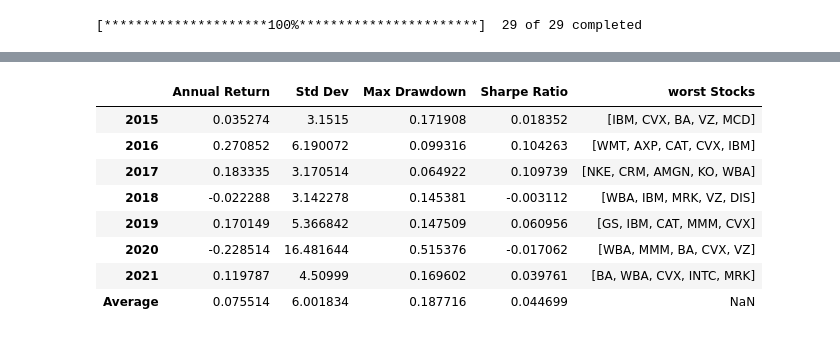
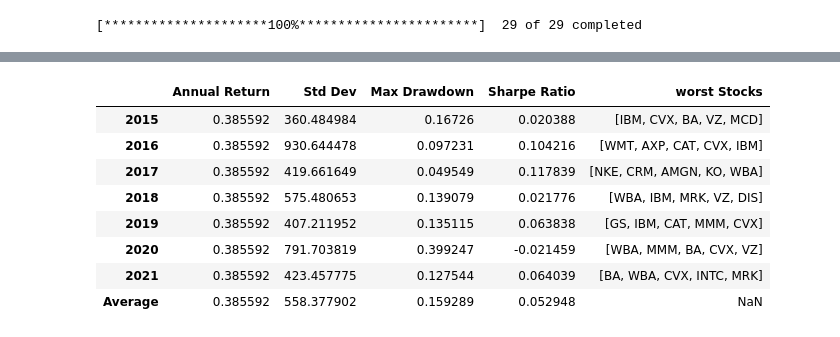
Before and after one commit to emre-bl/portfolio-comparison-computational_finance, a Jupyter notebook: portfolio_comparison.ipynb, the cells around one changed output, grey strips where cells are left out. Drawn from its saved outputs; the diff is of its cells as text; code cells hidden in the pictures.

```diff
--- a/portfolio_comparison.ipynb
+++ b/portfolio_comparison.ipynb
@@ -15,6 +18,8 @@ dow30 = dow30['Adj Close']
 dow30.index = pd.to_datetime(dow30.index)
 # %%
 import numpy as np
+# %%
+portfolio_money = 10000
 # %%
 def calculate_max_drawdown(portfolio_values):
     max_drawdown = 0
@@ -357,16 +366,16 @@ for i in range(2015, 2022):
         end_date = pd.to_datetime(end_date) + pd.DateOffset(days=-1)
         end_date = end_date.strftime('%Y-%m-%d')
 
-    temp_data = data.loc[start_date:end_date, worst_stocks]
-    temp_data['Portfolio'] = temp_data.sum(axis=1) / 3
-    portfolio_values = temp_data['Portfolio'].values
+    temp_data = data.loc[start_date:end_date]
 
-    dataframe_5.loc[str(i), 'Annual Return'] = (temp_data['Portfolio'][-1] - temp_data['Portfolio'][0]) / temp_data['Portfolio'][0]
-    dataframe_5.loc[str(i), 'Std Dev'] = temp_data['Portfolio'].std()
+    portfolio_values = calculate_portfolio_values_over_time(temp_data, worst_stocks)
+
+    dataframe_5.loc[str(i), 'Annual Return'] = (portfolio[-1] - portfolio[0]) / portfolio[0]
+    dataframe_5.loc[str(i), 'Std Dev'] = np.std(portfolio_values)
     dataframe_5.loc[str(i), 'Max Drawdown'] = calculate_max_drawdown(portfolio_values)
     dataframe_5.loc[str(i), 'Sharpe Ratio'] = calculate_sharpe_ratio(portfolio_values)
+    dataframe_5.loc[str(i), 'worst Stocks'] = worst_stocks
 
-    dataframe_5.loc[str(i), 'worst Stocks'] = worst_stocks
 
 dataframe_5.loc['Average', 'Annual Return'] = dataframe_5['Annual Return'].mean()
 dataframe_5.loc['Average', 'Std Dev'] = dataframe_5['Std Dev'].mean()
@@ -391,12 +400,6 @@ dataframe_5
 Bir önceki sene en iyi getiri sağlayan 5 hisseyi alın. Sene boyunca bu 5 hisseyi tutun.
 """
 
-
-#4
-
-"""
-Bir önceki sene en iyi getiri sağlayan 3 hisseyi alın. Sene boyunca bu 3 hisseyi tutun.
-"""
 
 data = dow30.copy()
 
@@ -472,16 +475,17 @@ for i in range(2015, 2022):
         end_date = pd.to_datetime(end_date) + pd.DateOffset(days=-1)
         end_date = end_date.strftime('%Y-%m-%d')
 
-    temp_data = data.loc[start_date:end_date, best_stocks]
-    temp_data['Portfolio'] = temp_data.sum(axis=1) / 5
-    portfolio_values = temp_data['Portfolio'].values
+    temp_data = data.loc[start_date:end_date]
 
-    dataframe_6.loc[str(i), 'Annual Return'] = (temp_data['Portfolio'][-1] - temp_data['Portfolio'][0]) / temp_data['Portfolio'][0]
-    dataframe_6.loc[str(i), 'Std Dev'] = temp_data['Portfolio'].std()
+    portfolio_values = calculate_portfolio_values_over_time(temp_data, best_stocks)
+
+    dataframe_6.loc[str(i), 'Annual Return'] = (portfolio[-1] - portfolio[0]) / portfolio[0]
+    dataframe_6.loc[str(i), 'Std Dev'] = np.std(portfolio_values)
     dataframe_6.loc[str(i), 'Max Drawdown'] = calculate_max_drawdown(portfolio_values)
     dataframe_6.loc[str(i), 'Sharpe Ratio'] = calculate_sharpe_ratio(portfolio_values)
+    dataframe_6.loc[str(i), 'Best Stocks'] = best_stocks
 
-    dataframe_6.loc[str(i), 'Best Stocks'] = best_stocks
+
 
 dataframe_6.loc['Average', 'Annual Return'] = dataframe_6['Annual Return'].mean()
 dataframe_6.loc['Average', 'Std Dev'] = dataframe_6['Std Dev'].mean()
@@ -569,43 +573,42 @@ for i in range(2015, 2022):
 
 
 
     worst_stocks = [worst_stock_1, worst_stock_2, worst_stock_3, worst_stock_4, worst_stock_5]
 
     start_date = str(i) + '-01-01'
     end_date = str(i) + '-12-31'
 
     while start_date not in data.index:
         start_date = pd.to_datetime(start_date) + pd.DateOffset(days=1)
         start_date = start_date.strftime('%Y-%m-%d')
 
     while end_date not in data.index:
         end_date = pd.to_datetime(end_date) + pd.DateOffset(days=-1)
         end_date = end_date.strftime('%Y-%m-%d')
 
     temp_data = data.loc[start_date:end_date, worst_stocks]
-    temp_data['Portfolio'] = temp_data.sum(axis=1) / 5
-    portfolio_values = temp_data['Portfolio'].values
 
-    dataframe_7.loc[str(i), 'Annual Return'] = (temp_data['Portfolio'][-1] - temp_data['Portfolio'][0]) / temp_data['Portfolio'][0]
-    dataframe_7.loc[str(i), 'Std Dev'] = temp_data['Portfolio'].std()
+    portfolio_values = calculate_portfolio_values_over_time(temp_data, worst_stocks)
+
+    dataframe_7.loc[str(i), 'Annual Return'] = (portfolio[-1] - portfolio[0]) / portfolio[0]
+    dataframe_7.loc[str(i), 'Std Dev'] = np.std(portfolio_values)
     dataframe_7.loc[str(i), 'Max Drawdown'] = calculate_max_drawdown(portfolio_values)
     dataframe_7.loc[str(i), 'Sharpe Ratio'] = calculate_sharpe_ratio(portfolio_values)
-
     dataframe_7.loc[str(i), 'worst Stocks'] = worst_stocks
 
 dataframe_7.loc['Average', 'Annual Return'] = dataframe_7['Annual Return'].mean()
 dataframe_7.loc['Average', 'Std Dev'] = dataframe_7['Std Dev'].mean()
 dataframe_7.loc['Average', 'Max Drawdown'] = dataframe_7['Max Drawdown'].mean()
 dataframe_7.loc['Average', 'Sharpe Ratio'] = dataframe_7['Sharpe Ratio'].mean()
 
 dataframe_7
 # %% [output]
 |  | Annual Return | Std Dev | Max Drawdown | Sharpe Ratio | worst Stocks |
-| 2015 | 0.035274 | 3.1515 | 0.171908 | 0.018352 | [IBM, CVX, BA, VZ, MCD] |
-| 2016 | 0.270852 | 6.190072 | 0.099316 | 0.104263 | [WMT, AXP, CAT, CVX, IBM] |
-| 2017 | 0.183335 | 3.170514 | 0.064922 | 0.109739 | [NKE, CRM, AMGN, KO, WBA] |
-| 2018 | -0.022288 | 3.142278 | 0.145381 | -0.003112 | [WBA, IBM, MRK, VZ, DIS] |
-| 2019 | 0.170149 | 5.366842 | 0.147509 | 0.060956 | [GS, IBM, CAT, MMM, CVX] |
-| 2020 | -0.228514 | 16.481644 | 0.515376 | -0.017062 | [WBA, MMM, BA, CVX, VZ] |
-| 2021 | 0.119787 | 4.50999 | 0.169602 | 0.039761 | [BA, WBA, CVX, INTC, MRK] |
-| Average | 0.075514 | 6.001834 | 0.187716 | 0.044699 | NaN |
+| 2015 | 0.385592 | 360.484984 | 0.16726 | 0.020388 | [IBM, CVX, BA, VZ, MCD] |
+| 2016 | 0.385592 | 930.644478 | 0.097231 | 0.104216 | [WMT, AXP, CAT, CVX, IBM] |
+| 2017 | 0.385592 | 419.661649 | 0.049549 | 0.117839 | [NKE, CRM, AMGN, KO, WBA] |
+| 2018 | 0.385592 | 575.480653 | 0.139079 | 0.021776 | [WBA, IBM, MRK, VZ, DIS] |
+| 2019 | 0.385592 | 407.211952 | 0.135115 | 0.063838 | [GS, IBM, CAT, MMM, CVX] |
+| 2020 | 0.385592 | 791.703819 | 0.399247 | -0.021459 | [WBA, MMM, BA, CVX, VZ] |
+| 2021 | 0.385592 | 423.457775 | 0.127544 | 0.064039 | [BA, WBA, CVX, INTC, MRK] |
+| Average | 0.385592 | 558.377902 | 0.159289 | 0.052948 | NaN |
```
Also changed, not shown: parts of 13 cells of this notebook.
